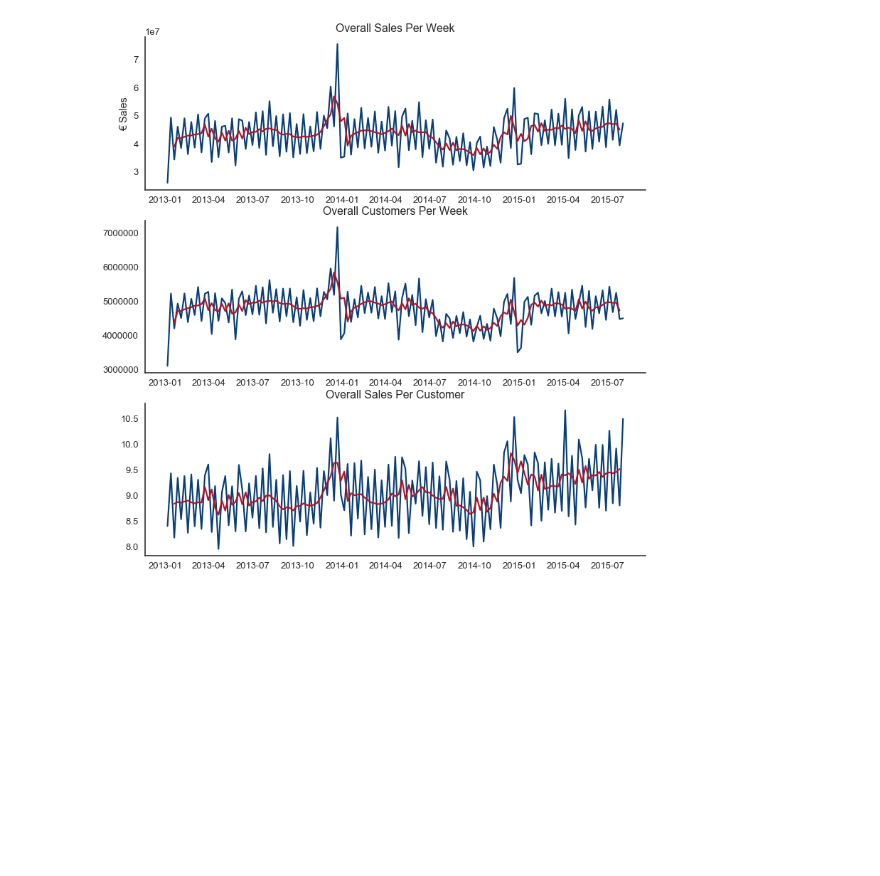
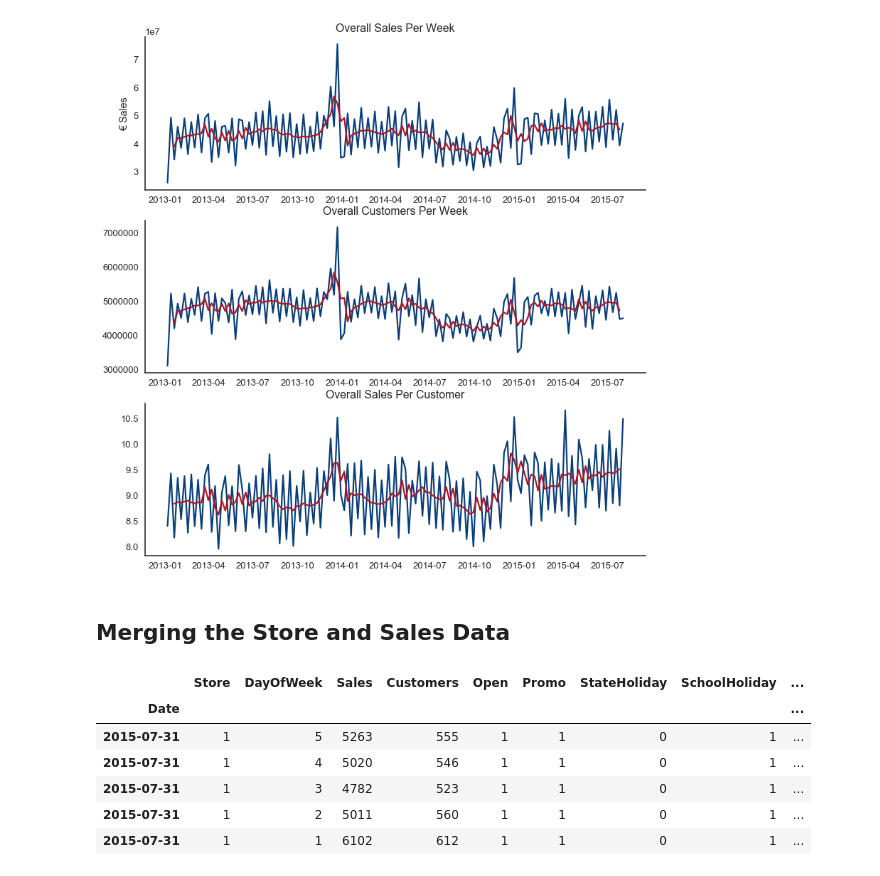
Before and after one commit to nurudeensulaimon/EDA, a Jupyter notebook: Exploratory Data Analysis.ipynb, the cells around one changed output. Saved outputs shown, nothing was run; the diff lists cells and outputs as text; code cells hidden in the pictures; blank space fills up the shorter version.

```diff
--- a/Exploratory Data Analysis.ipynb
+++ b/Exploratory Data Analysis.ipynb
@@ -360,3 +364,21 @@ ax31.set_title('Overall Sales Per Customer')
 sns.despine();
 # %% [output]
 [figure]
+# %% [markdown]
+## Merging the Store  and Sales Data
+# %%
+#merge the  train.csv and store.csv using the Store column in both text
+merged_data = pd.merge(train,store,on="Store")
+
+#set the index to the Date index from train data
+merged_data.set_index(train.index,inplace=True)
+
+merged_data.head()
+# %% [output]
+|  | Store | DayOfWeek | Sales | Customers | Open | Promo | StateHoliday | SchoolHoliday | ... |
+| Date |  |  |  |  |  |  |  |  | ... |
+| 2015-07-31 | 1 | 5 | 5263 | 555 | 1 | 1 | 0 | 1 | ... |
+| 2015-07-31 | 1 | 4 | 5020 | 546 | 1 | 1 | 0 | 1 | ... |
+| 2015-07-31 | 1 | 3 | 4782 | 523 | 1 | 1 | 0 | 1 | ... |
+| 2015-07-31 | 1 | 2 | 5011 | 560 | 1 | 1 | 0 | 1 | ... |
+| 2015-07-31 | 1 | 1 | 6102 | 612 | 1 | 1 | 0 | 1 | ... |
```
Also changed, not shown: parts of 8 cells of this notebook.
